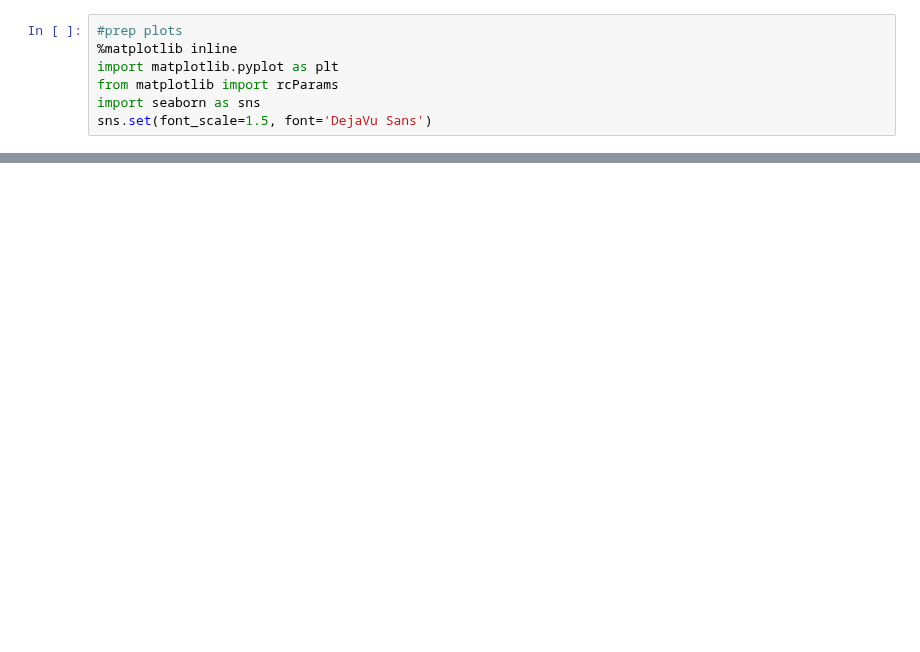
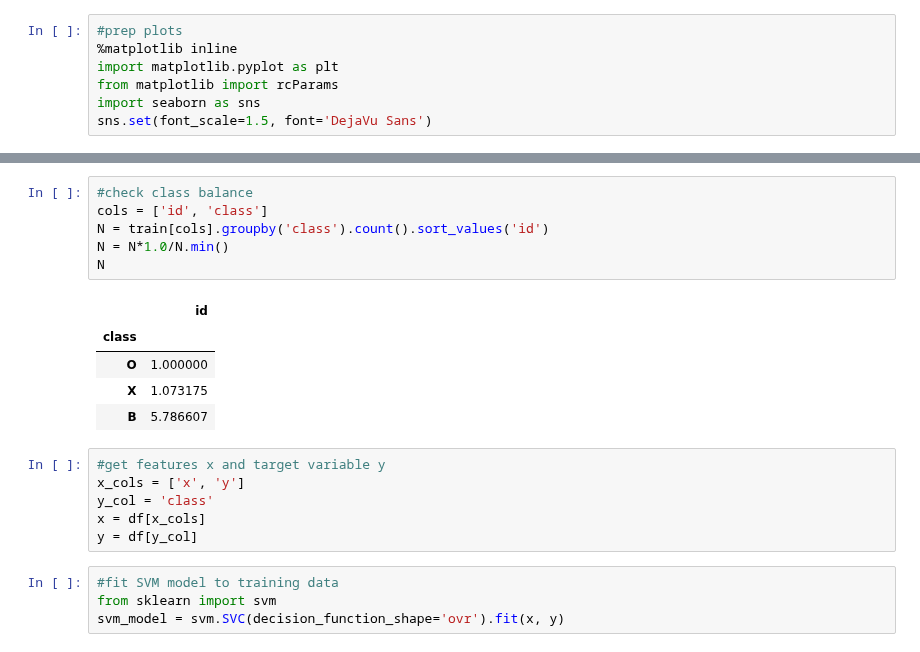
Before and after one commit to joehahn/exes-n-ohs, a Jupyter notebook: svm_model.ipynb, the cells around one changed output, grey strips where cells are left out. Drawn from its saved outputs; the diff is of its cells as text; blank space fills up the shorter version.

Commit message:
Sync from DataScience jupyter

```diff
--- a/svm_model.ipynb
+++ b/svm_model.ipynb
@@ -69,0 +70,22 @@ plt.savefig('figs/training_data.png')
+# %%
+#check class balance
+cols = ['id', 'class']
+N = train[cols].groupby('class').count().sort_values('id')
+N = N*1.0/N.min()
+N
+# %% [output]
+|  | id |
+| class |  |
+| O | 1.000000 |
+| X | 1.073175 |
+| B | 5.786607 |
+# %%
+#get features x and target variable y
+x_cols = ['x', 'y']
+y_col = 'class'
+x = df[x_cols]
+y = df[y_col]
+# %%
+#fit SVM model to training data
+from sklearn import svm
+svm_model = svm.SVC(decision_function_shape='ovr').fit(x, y)
```
Also changed, not shown: parts of 2 cells of this notebook, 1 other file.
